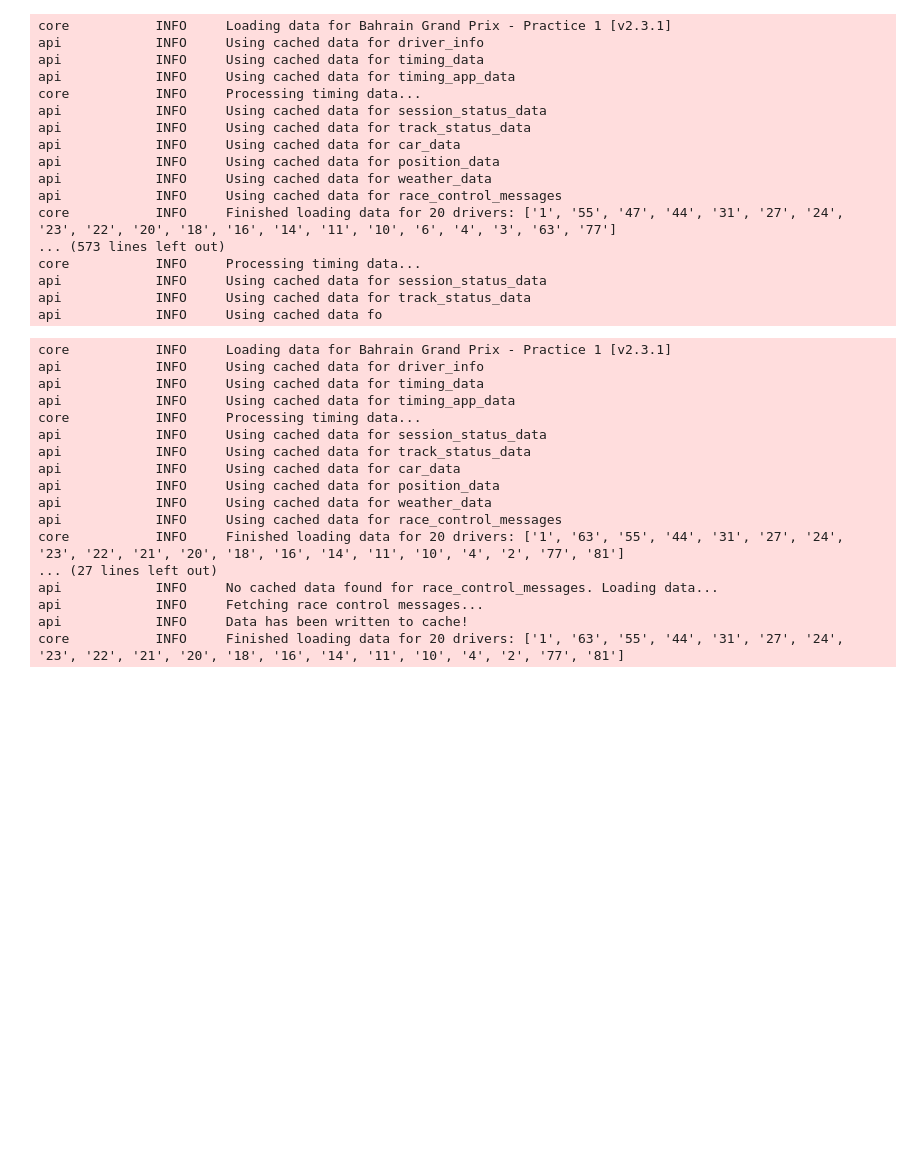
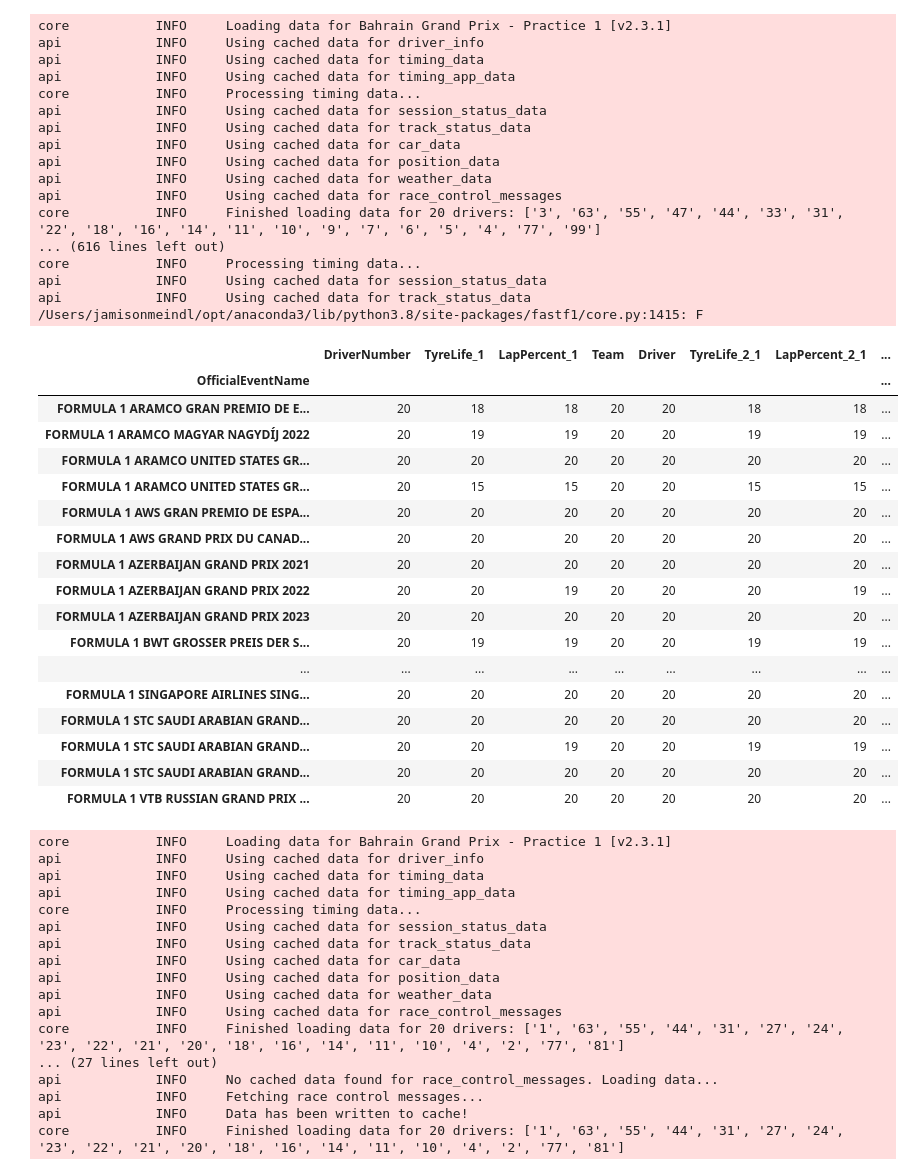
Before and after one commit to jamisonmeindl/F1-Data-Analysis, a Jupyter notebook: data_preprocessing.ipynb, the cells around one changed output. Cells and saved outputs as stored; diff of their text form; code cells hidden in the pictures; blank space fills up the shorter version.

```diff
--- a/data_preprocessing.ipynb
+++ b/data_preprocessing.ipynb
@@ -5,18 +5,18 @@ import fastf1
 import datetime
 fastf1.Cache.enable_cache('cache')
 # %%
-def find_fastest_laps(laps, cols, lap_num):
+def find_fastest_laps(laps, cols, index_cols, lap_num):
     laps = laps.sort_values('LapTime')
     fastest = laps.groupby('DriverNumber').nth(1).reset_index()
 
     fastest_lap = fastest['LapTime'].min()
     fastest['LapPercent'] = (fastest['LapTime'] - fastest_lap) / fastest_lap
-    fastest = fastest[cols]
+    fastest = fastest[cols + index_cols]
 
     for i in range(2,lap_num + 1):
         laps_i = laps.groupby('DriverNumber').nth(i).reset_index()
         laps_i['LapPercent'] = (laps_i['LapTime'] - fastest_lap) / fastest_lap
-        fastest = fastest.merge(laps_i[cols], on=['DriverNumber'], suffixes=('', '_' + str(i)))
+        fastest = fastest.merge(laps_i[cols], on=['DriverNumber'], how = 'outer', suffixes=('', '_' + str(i)))
     return fastest
 # %%
 def load_practice(event, type, year):
@@ -51,11 +56,18 @@ sched_2022 = fastf1.get_event_schedule(2022)
 # %%
+years = [2021, 2022, 2023]
+
 data = pd.DataFrame()
-for index, row in sched_2022.iterrows():
-    if row['EventFormat'] in ['conventional', 'sprint_shootout']:
-        practice_data = load_practice(row['EventName'], row['EventFormat'], 2022)
-        qualifying_data = load_qualifying(row['EventName'], 2022)
-        full_data = practice_data.merge(qualifying_data, on='DriverNumber')
-        data = pd.concat([data, full_data], axis = 0).reset_index(drop=True)
+for year in years:
+    schedule = fastf1.get_event_schedule(year)
+    for index, row in schedule.iterrows():
+        if row['EventFormat'] in ['conventional', 'sprint_shootout']:
+            practice_data = load_practice(row['EventName'], row['EventFormat'], year)
+            qualifying_data = load_qualifying(row['EventName'], year)
+            if 'DriverNumber' in practice_data.columns and 'DriverNumber' in qualifying_data.columns:
+                full_data = practice_data.merge(qualifying_data, on='DriverNumber')
+                for col in ['RoundNumber', 'Country', 'Location', 'OfficialEventName', 'EventDate','EventName', 'EventFormat']:
+                    full_data[col] = row[col]
+                data = pd.concat([data, full_data], axis = 0).reset_index(drop=True)
 # %% [output]
 core           INFO     Loading data for Bahrain Grand Prix - Practice 1 [v2.3.1]
 api            INFO     Using cached data for driver_info
@@ -68,12 +80,33 @@ api            INFO     Using cached data for car_data
 api            INFO     Using cached data for position_data
 api            INFO     Using cached data for weather_data
 api            INFO     Using cached data for race_control_messages
-core           INFO     Finished loading data for 20 drivers: ['1', '55', '47', '44', '31', '27', '24', '23', '22', '20', '18', '16', '14', '11', '10', '6', '4', '3', '63', '77']
-... (573 lines left out)
+core           INFO     Finished loading data for 20 drivers: ['3', '63', '55', '47', '44', '33', '31', '22', '18', '16', '14', '11', '10', '9', '7', '6', '5', '4', '77', '99']
+... (616 lines left out)
 core           INFO     Processing timing data...
 api            INFO     Using cached data for session_status_data
 api            INFO     Using cached data for track_status_data
-api            INFO     Using cached data fo
+/Users/jamisonmeindl/opt/anaconda3/lib/python3.8/site-packages/fastf1/core.py:1415: F
+# %%
+data.groupby(['OfficialEventName']).count()
+# %% [output]
+|  | DriverNumber | TyreLife_1 | LapPercent_1 | Team | Driver | TyreLife_2_1 | LapPercent_2_1 | ... |
+| OfficialEventName |  |  |  |  |  |  |  | ... |
+| FORMULA 1 ARAMCO GRAN PREMIO DE E... | 20 | 18 | 18 | 20 | 20 | 18 | 18 | ... |
+| FORMULA 1 ARAMCO MAGYAR NAGYDÍJ 2022 | 20 | 19 | 19 | 20 | 20 | 19 | 19 | ... |
+| FORMULA 1 ARAMCO UNITED STATES GR... | 20 | 20 | 20 | 20 | 20 | 20 | 20 | ... |
+| FORMULA 1 ARAMCO UNITED STATES GR... | 20 | 15 | 15 | 20 | 20 | 15 | 15 | ... |
+| FORMULA 1 AWS GRAN PREMIO DE ESPA... | 20 | 20 | 20 | 20 | 20 | 20 | 20 | ... |
+| FORMULA 1 AWS GRAND PRIX DU CANAD... | 20 | 20 | 20 | 20 | 20 | 20 | 20 | ... |
+| FORMULA 1 AZERBAIJAN GRAND PRIX 2021 | 20 | 20 | 20 | 20 | 20 | 20 | 20 | ... |
+| FORMULA 1 AZERBAIJAN GRAND PRIX 2022 | 20 | 20 | 19 | 20 | 20 | 20 | 19 | ... |
+| FORMULA 1 AZERBAIJAN GRAND PRIX 2023 | 20 | 20 | 20 | 20 | 20 | 20 | 20 | ... |
+| FORMULA 1 BWT GROSSER PREIS DER S... | 20 | 19 | 19 | 20 | 20 | 19 | 19 | ... |
+| ... | ... | ... | ... | ... | ... | ... | ... | ... |
+| FORMULA 1 SINGAPORE AIRLINES SING... | 20 | 20 | 20 | 20 | 20 | 20 | 20 | ... |
+| FORMULA 1 STC SAUDI ARABIAN GRAND... | 20 | 20 | 20 | 20 | 20 | 20 | 20 | ... |
+| FORMULA 1 STC SAUDI ARABIAN GRAND... | 20 | 20 | 19 | 20 | 20 | 19 | 19 | ... |
+| FORMULA 1 STC SAUDI ARABIAN GRAND... | 20 | 20 | 20 | 20 | 20 | 20 | 20 | ... |
+| FORMULA 1 VTB RUSSIAN GRAND PRIX ... | 20 | 20 | 20 | 20 | 20 | 20 | 20 | ... |
 # %%
 data.to_pickle('train_data.pkl')
 # %%
```
Also changed, not shown: parts of 2 cells of this notebook, 1 other file.
